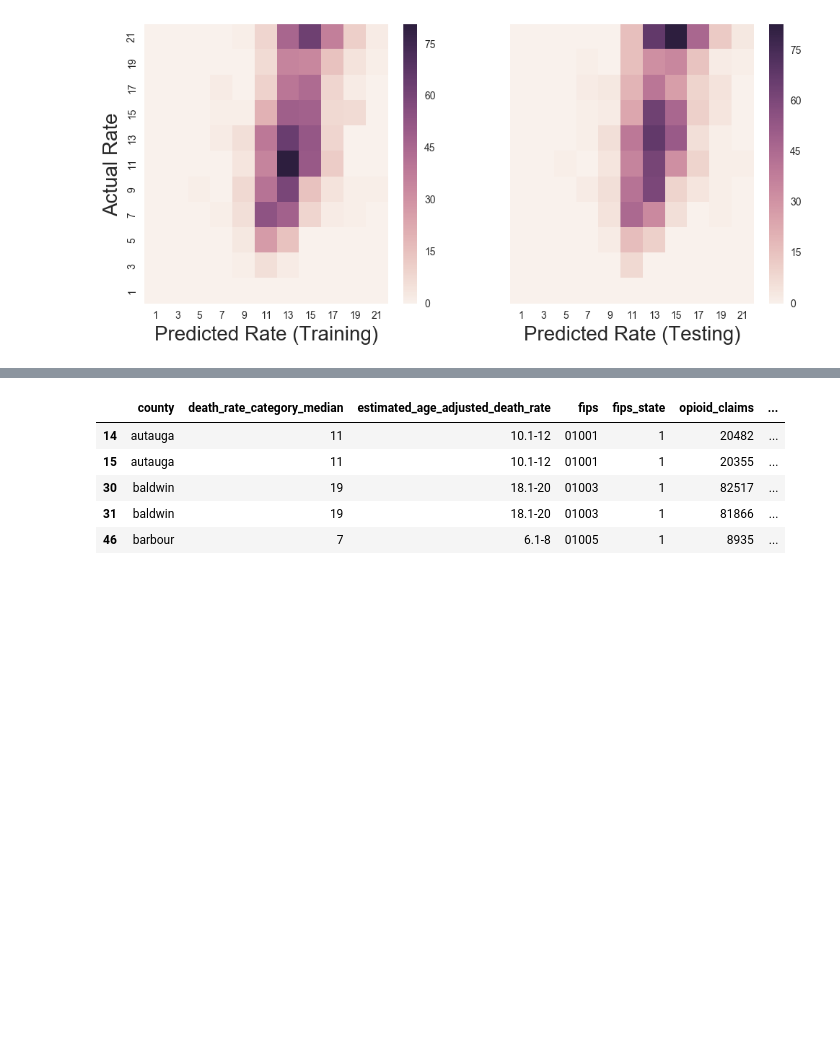
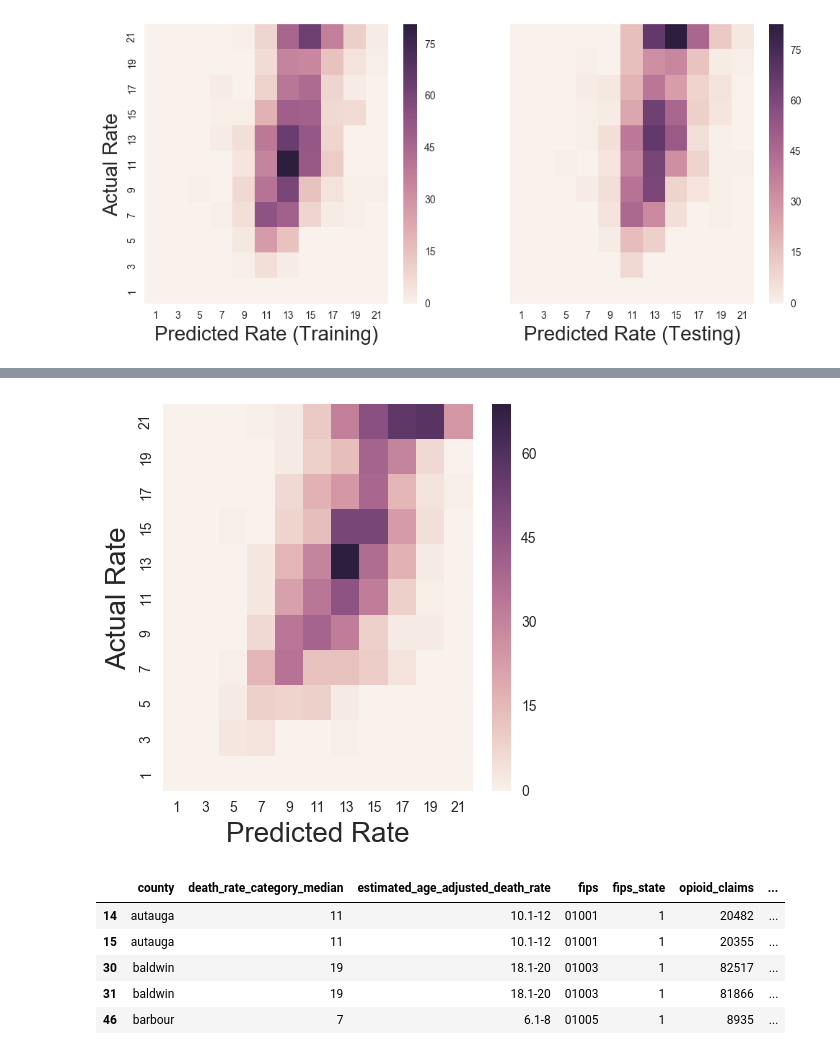
Before and after one commit to gkafka/Rehab4Rehab, a Jupyter notebook: RehabModel.ipynb, the cells around one changed output, grey strips where cells are left out. Drawn from its saved outputs; the diff is of its cells as text; code cells hidden in the pictures; blank space fills up the shorter version.

```diff
--- a/RehabModel.ipynb
+++ b/RehabModel.ipynb
@@ -219,3 +232,16 @@ plt.savefig('Fit_RF.png')
+# %%
+fig, ax = plt.subplots(figsize=(5,5));
+sns.heatmap(h2test, xticklabels=range(1,23,2), yticklabels=range(1,23,2), ax=ax)
+ax.invert_yaxis()
+ax.set_xlabel('Predicted Rate');
+ax.xaxis.label.set_fontsize(20);
+ax.set_ylabel('Actual Rate');
+ax.yaxis.label.set_fontsize(20);
+
+
+plt.savefig('Fit_RF_Test.png')
+# %% [output]
+[figure, added]
 # %%
 df_trim['pred_diff'] = df_trim['death_rate_category_median'].values - rf.predict(df_trim[cols_to_use])
 df_trim.head()
```
Also changed, not shown: parts of 3 cells of this notebook, 3 other files.
